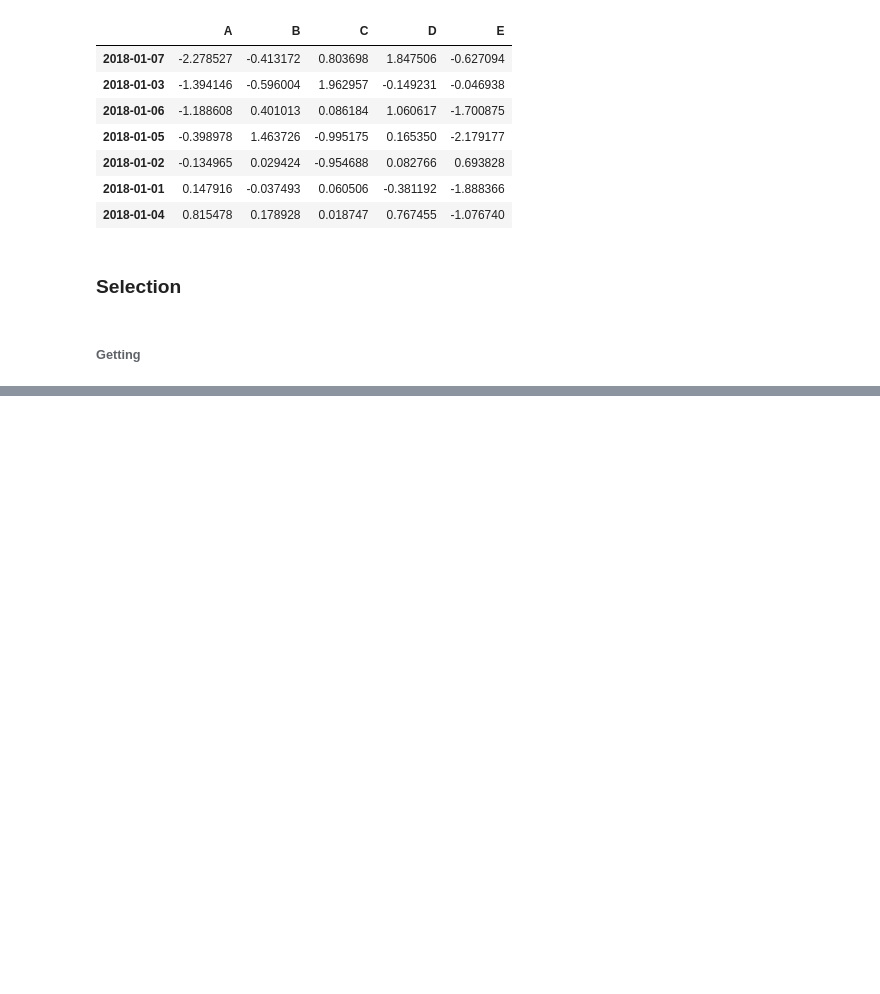
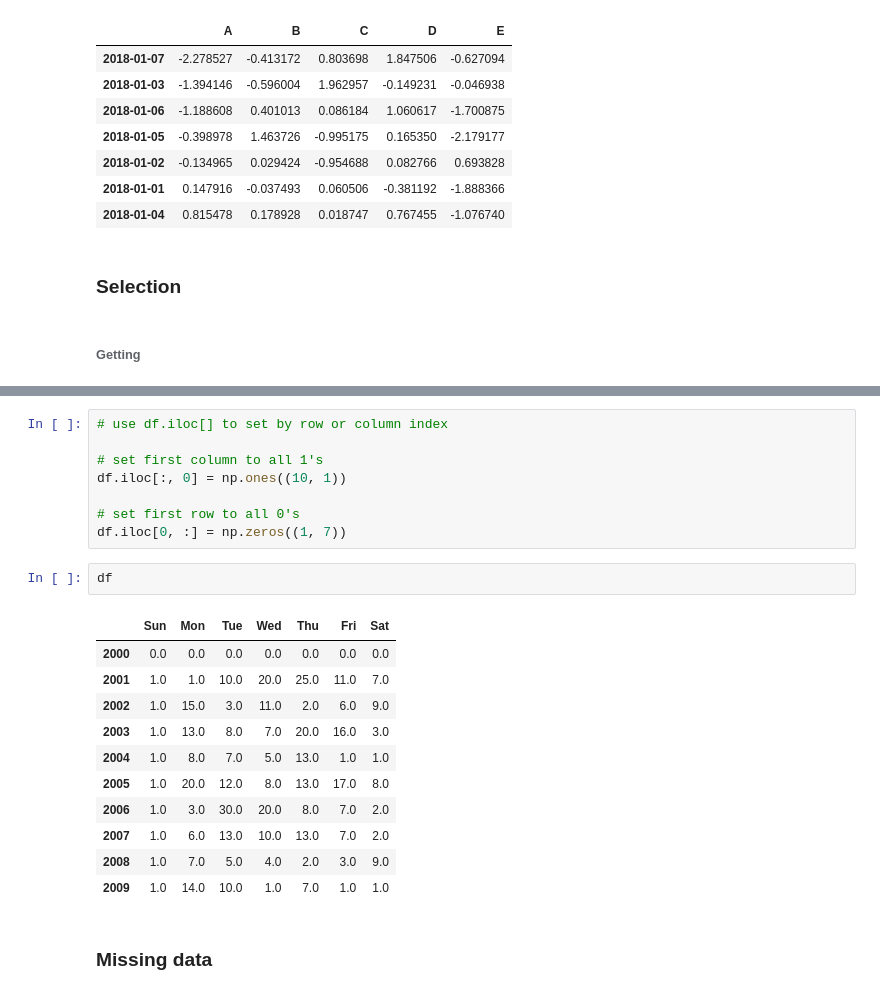
Before and after one commit to mdkearns/scientific-computing-libraries, a Jupyter notebook: Python3-Pandas-Library.ipynb, the cells around one changed output, grey strips where cells are left out. Drawn from its saved outputs; the diff is of its cells as text; blank space fills up the shorter version.

```diff
--- a/Python3-Pandas-Library.ipynb
+++ b/Python3-Pandas-Library.ipynb
@@ -197,0 +333,24 @@ df.sort_values(by='A')
+# %%
+# use df.iloc[] to set by row or column index
+
+# set first column to all 1's
+df.iloc[:, 0] = np.ones((10, 1))
+
+# set first row to all 0's
+df.iloc[0, :] = np.zeros((1, 7))
+# %%
+df
+# %% [output]
+|  | Sun | Mon | Tue | Wed | Thu | Fri | Sat |
+| 2000 | 0.0 | 0.0 | 0.0 | 0.0 | 0.0 | 0.0 | 0.0 |
+| 2001 | 1.0 | 1.0 | 10.0 | 20.0 | 25.0 | 11.0 | 7.0 |
+| 2002 | 1.0 | 15.0 | 3.0 | 11.0 | 2.0 | 6.0 | 9.0 |
+| 2003 | 1.0 | 13.0 | 8.0 | 7.0 | 20.0 | 16.0 | 3.0 |
+| 2004 | 1.0 | 8.0 | 7.0 | 5.0 | 13.0 | 1.0 | 1.0 |
+| 2005 | 1.0 | 20.0 | 12.0 | 8.0 | 13.0 | 17.0 | 8.0 |
+| 2006 | 1.0 | 3.0 | 30.0 | 20.0 | 8.0 | 7.0 | 2.0 |
+| 2007 | 1.0 | 6.0 | 13.0 | 10.0 | 13.0 | 7.0 | 2.0 |
+| 2008 | 1.0 | 7.0 | 5.0 | 4.0 | 2.0 | 3.0 | 9.0 |
+| 2009 | 1.0 | 14.0 | 10.0 | 1.0 | 7.0 | 1.0 | 1.0 |
+# %% [markdown]
+### Missing data
```
Also changed, not shown: parts of 54 cells of this notebook.
